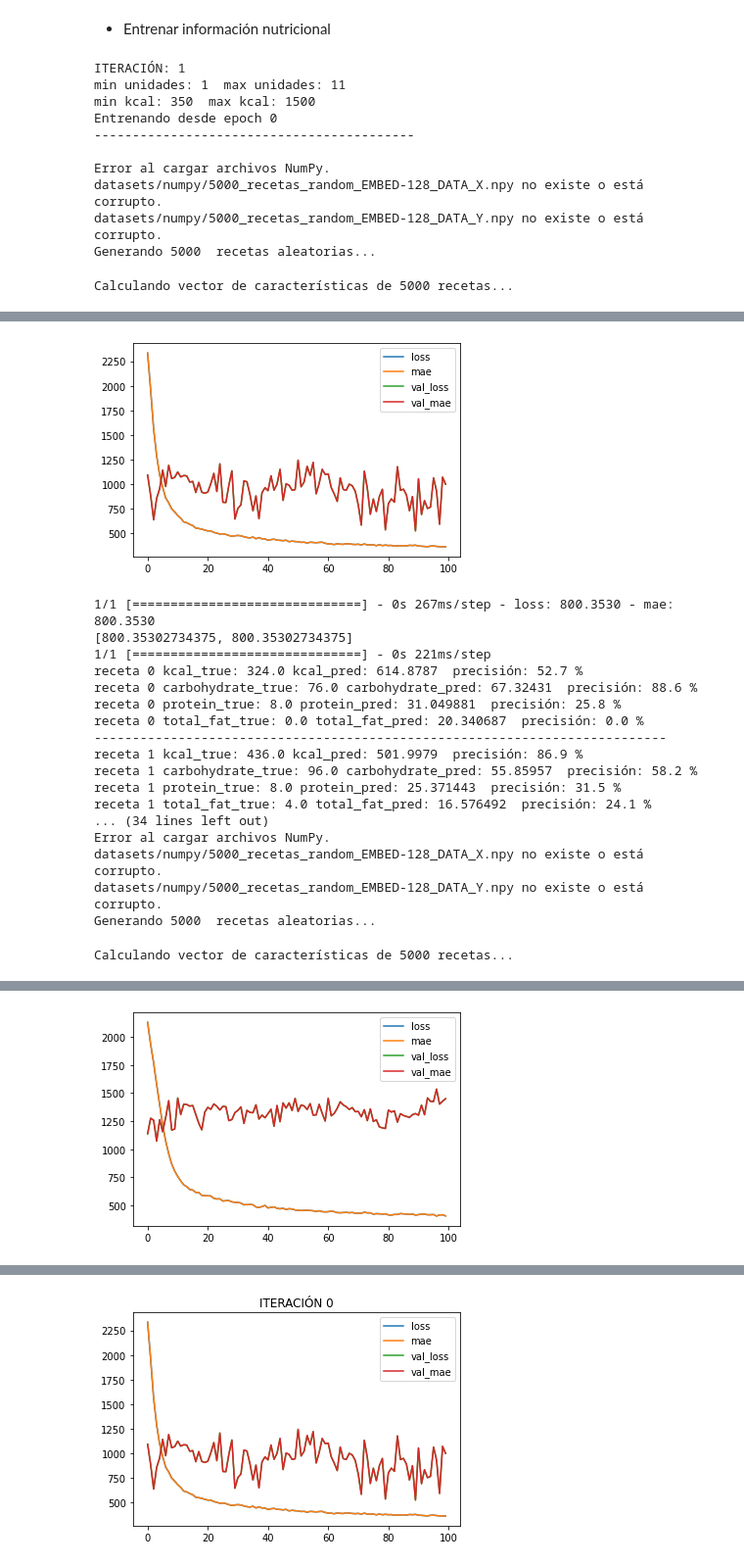
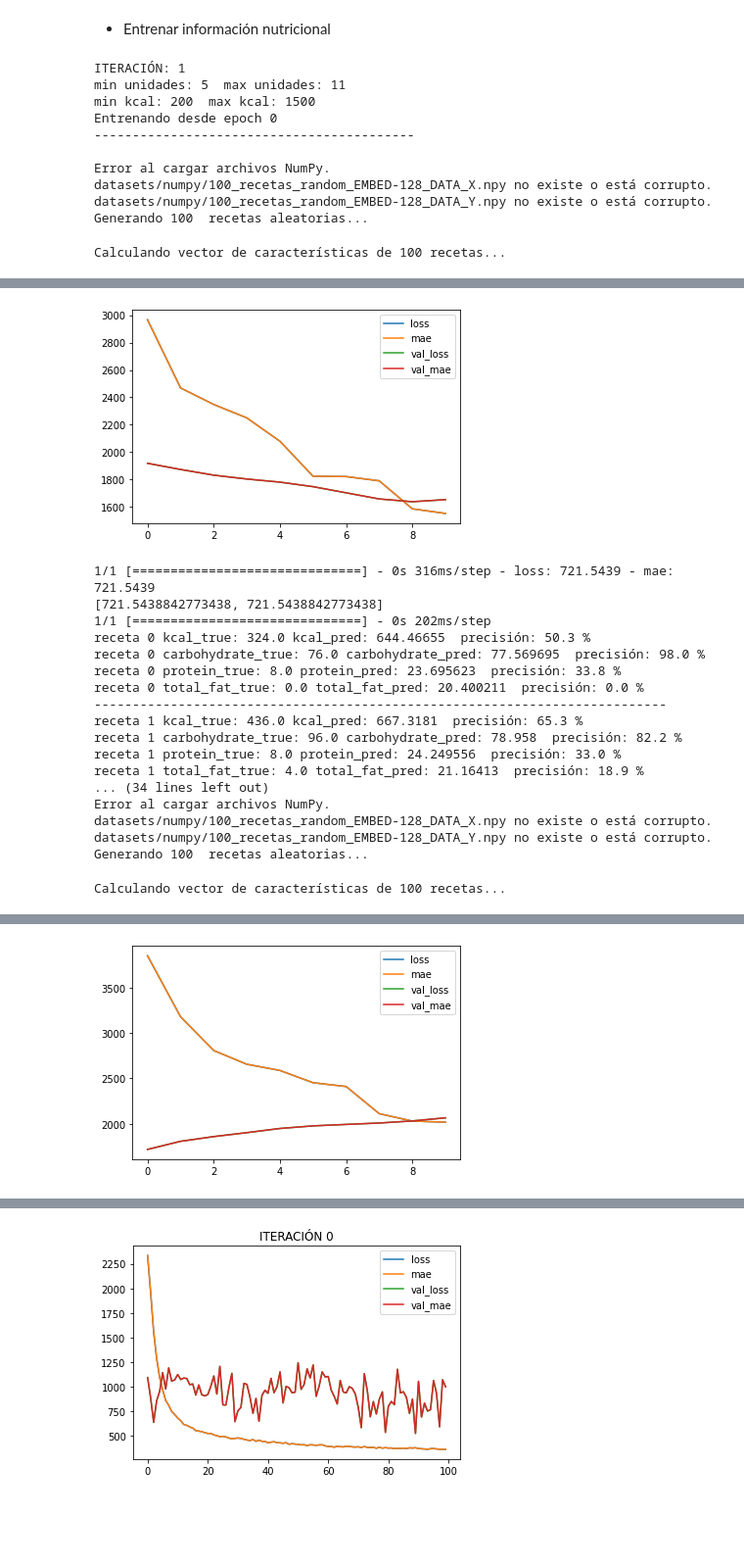
Before and after one commit to JorgeSauri/COMSINT, a Jupyter notebook: NB_Recomendador_COMSINT_LoopTraining_128.ipynb, the cells around one changed output, grey strips where cells are left out. Shown at 98% size. Cells and saved outputs as stored; diff of their text form; code cells hidden in the pictures; blank space fills up the shorter version.

```diff
--- a/NB_Recomendador_COMSINT_LoopTraining_128.ipynb
+++ b/NB_Recomendador_COMSINT_LoopTraining_128.ipynb
@@ -51,21 +51,22 @@ array([['1 mililitros de pan de avena, 4 mililitros de comida de queso  american
 # %% [markdown]
 * Entrenar información nutricional
 # %%
-recomendador128.NUM_RECETAS = 5000
+recomendador128.NUM_RECETAS = 100
 recomendador128.EMB_SIZE = 128
 ITER = 2
 INITIAL_EPOCH = 0
-EPOCHS = 100
+EPOCHS = 10
+BATCHSIZE = 32
 
 Rangos_kcal = [
-                (350, 1500),
-                (300, 1000)
-                # (200, 800)
+                #(350, 1500),
+                #(300, 1000)
+                (200, 1500)
               ]
 
 Histories = []
 for iteracion in range(ITER):
-  MINU = 1
+  MINU = 5
   MAXU = 11
 
   for ik in range(len(Rangos_kcal)):
@@ -79,12 +80,14 @@ for iteracion in range(ITER):
                                   #df_training='recipes_con_info_nutricional.csv',
                                   df_test='recetas_test.csv',
                                   df_val='recetas_val.csv',
-                                  learning_rate=1e-4,
+                                  learning_rate=1e-3,
                                   version=version,
                                   initial_epoch = INITIAL_EPOCH,
                                   epochs=INITIAL_EPOCH + EPOCHS,
+                                  batch_size=BATCHSIZE,
                                   kernels=128,
-                                  min_ingredientes=5, max_ingredientes=11,
+                                  #min_ingredientes=5, max_ingredientes=11,
+                                  min_ingredientes=3, max_ingredientes=16,
                                   min_unidades=MINU, max_unidades=MAXU,
                                   min_kcal=MINK, max_kcal= MAXK,
                                   save=True, verbose=True)
@@ -93,16 +96,16 @@ for iteracion in range(ITER):
     Histories.append(history)
 # %% [output]
 ITERACIÓN: 1
-min unidades: 1  max unidades: 11
-min kcal: 350  max kcal: 1500
+min unidades: 5  max unidades: 11
+min kcal: 200  max kcal: 1500
 Entrenando desde epoch 0
 ------------------------------------------
 
 Error al cargar archivos NumPy.
-datasets/numpy/5000_recetas_random_EMBED-128_DATA_X.npy no existe o está corrupto.
-datasets/numpy/5000_recetas_random_EMBED-128_DATA_Y.npy no existe o está corrupto.
-Generando 5000  recetas aleatorias...
+datasets/numpy/100_recetas_random_EMBED-128_DATA_X.npy no existe o está corrupto.
+datasets/numpy/100_recetas_random_EMBED-128_DATA_Y.npy no existe o está corrupto.
+Generando 100  recetas aleatorias...
-Calculando vector de características de 5000 recetas...
+Calculando vector de características de 100 recetas...
 datasets/numpy/9_TEST_EMBED-128_DATA_X.npy cargado con éxito.
 datasets/numpy/9_TEST_EMBED-128_DATA_Y.npy cargado con éxito.
 datasets/numpy/7_VAL_EMBED-128_DATA_X.npy cargado con éxito.
@@ -122,23 +125,23 @@ Epoch 100/100
 modelo guardado en: Modelos/Modelo_Nut_FV_DistilBERT_04_EMBED-128_CNN.h5
-[figure, old version]
+[figure, new version]
-1/1 [==============================] - 0s 267ms/step - loss: 800.3530 - mae: 800.3530
-[800.35302734375, 800.35302734375]
-1/1 [==============================] - 0s 221ms/step
-receta 0 kcal_true: 324.0 kcal_pred: 614.8787  precisión: 52.7 %
-receta 0 carbohydrate_true: 76.0 carbohydrate_pred: 67.32431  precisión: 88.6 %
-receta 0 protein_true: 8.0 protein_pred: 31.049881  precisión: 25.8 %
-receta 0 total_fat_true: 0.0 total_fat_pred: 20.340687  precisión: 0.0 %
+1/1 [==============================] - 0s 316ms/step - loss: 721.5439 - mae: 721.5439
+[721.5438842773438, 721.5438842773438]
+1/1 [==============================] - 0s 202ms/step
+receta 0 kcal_true: 324.0 kcal_pred: 644.46655  precisión: 50.3 %
+receta 0 carbohydrate_true: 76.0 carbohydrate_pred: 77.569695  precisión: 98.0 %
+receta 0 protein_true: 8.0 protein_pred: 23.695623  precisión: 33.8 %
+receta 0 total_fat_true: 0.0 total_fat_pred: 20.400211  precisión: 0.0 %
 ---------------------------------------------------------------------------
-receta 1 kcal_true: 436.0 kcal_pred: 501.9979  precisión: 86.9 %
-receta 1 carbohydrate_true: 96.0 carbohydrate_pred: 55.85957  precisión: 58.2 %
-receta 1 protein_true: 8.0 protein_pred: 25.371443  precisión: 31.5 %
-receta 1 total_fat_true: 4.0 total_fat_pred: 16.576492  precisión: 24.1 %
+receta 1 kcal_true: 436.0 kcal_pred: 667.3181  precisión: 65.3 %
+receta 1 carbohydrate_true: 96.0 carbohydrate_pred: 78.958  precisión: 82.2 %
+receta 1 protein_true: 8.0 protein_pred: 24.249556  precisión: 33.0 %
+receta 1 total_fat_true: 4.0 total_fat_pred: 21.16413  precisión: 18.9 %
 ... (34 lines left out)
 Error al cargar archivos NumPy.
-datasets/numpy/5000_recetas_random_EMBED-128_DATA_X.npy no existe o está corrupto.
-datasets/numpy/5000_recetas_random_EMBED-128_DATA_Y.npy no existe o está corrupto.
-Generando 5000  recetas aleatorias...
+datasets/numpy/100_recetas_random_EMBED-128_DATA_X.npy no existe o está corrupto.
+datasets/numpy/100_recetas_random_EMBED-128_DATA_Y.npy no existe o está corrupto.
+Generando 100  recetas aleatorias...
-Calculando vector de características de 5000 recetas...
+Calculando vector de características de 100 recetas...
 datasets/numpy/9_TEST_EMBED-128_DATA_X.npy cargado con éxito.
 datasets/numpy/9_TEST_EMBED-128_DATA_Y.npy cargado con éxito.
 datasets/numpy/7_VAL_EMBED-128_DATA_X.npy cargado con éxito.
@@ -158,2 +161,2 @@ Epoch 199/199
 modelo guardado en: Modelos/Modelo_Nut_FV_DistilBERT_04_EMBED-128_CNN.h5
-[figure, old version]
+[figure, new version]
```
Also changed, not shown: parts of 2 cells of this notebook, 2 other files.
